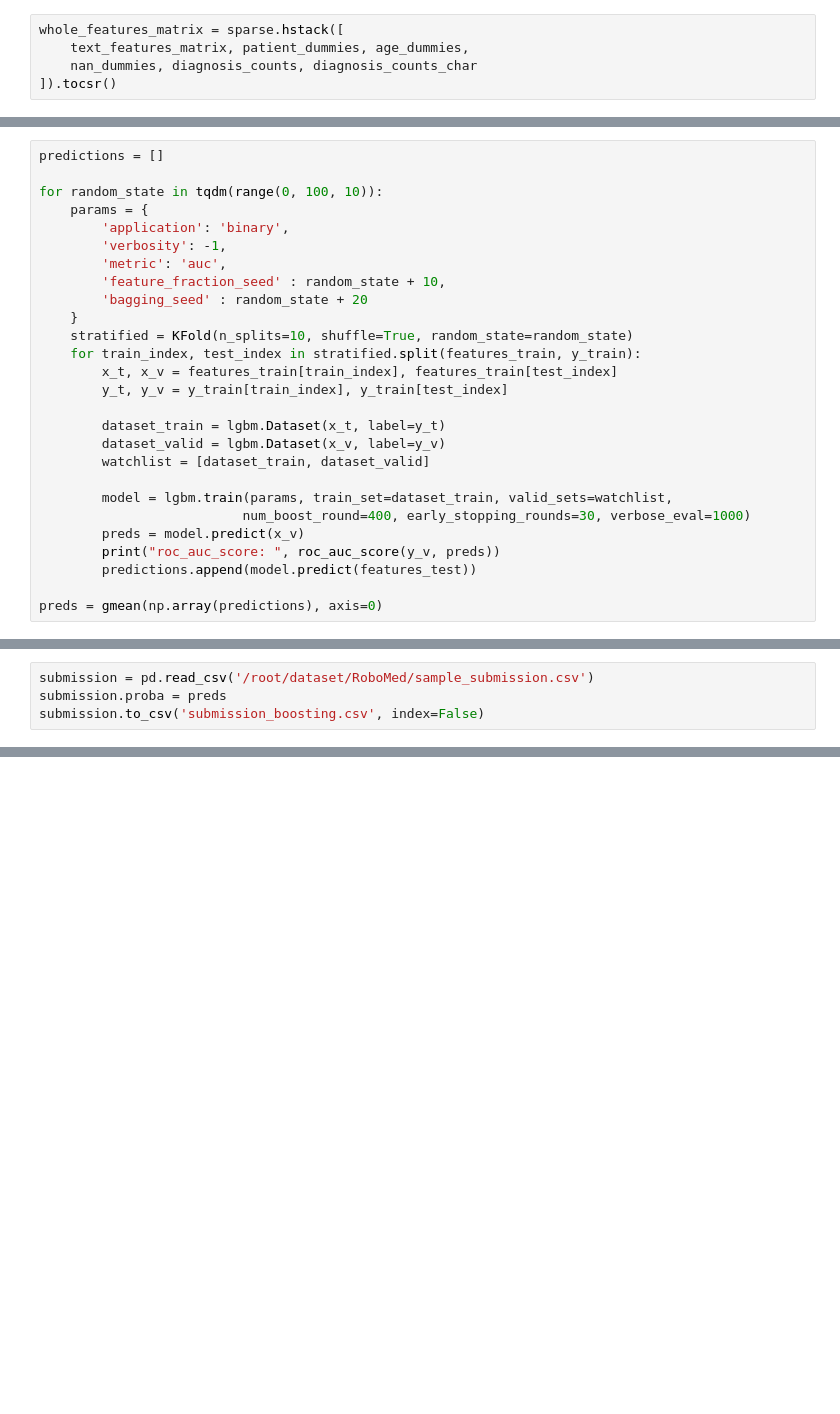
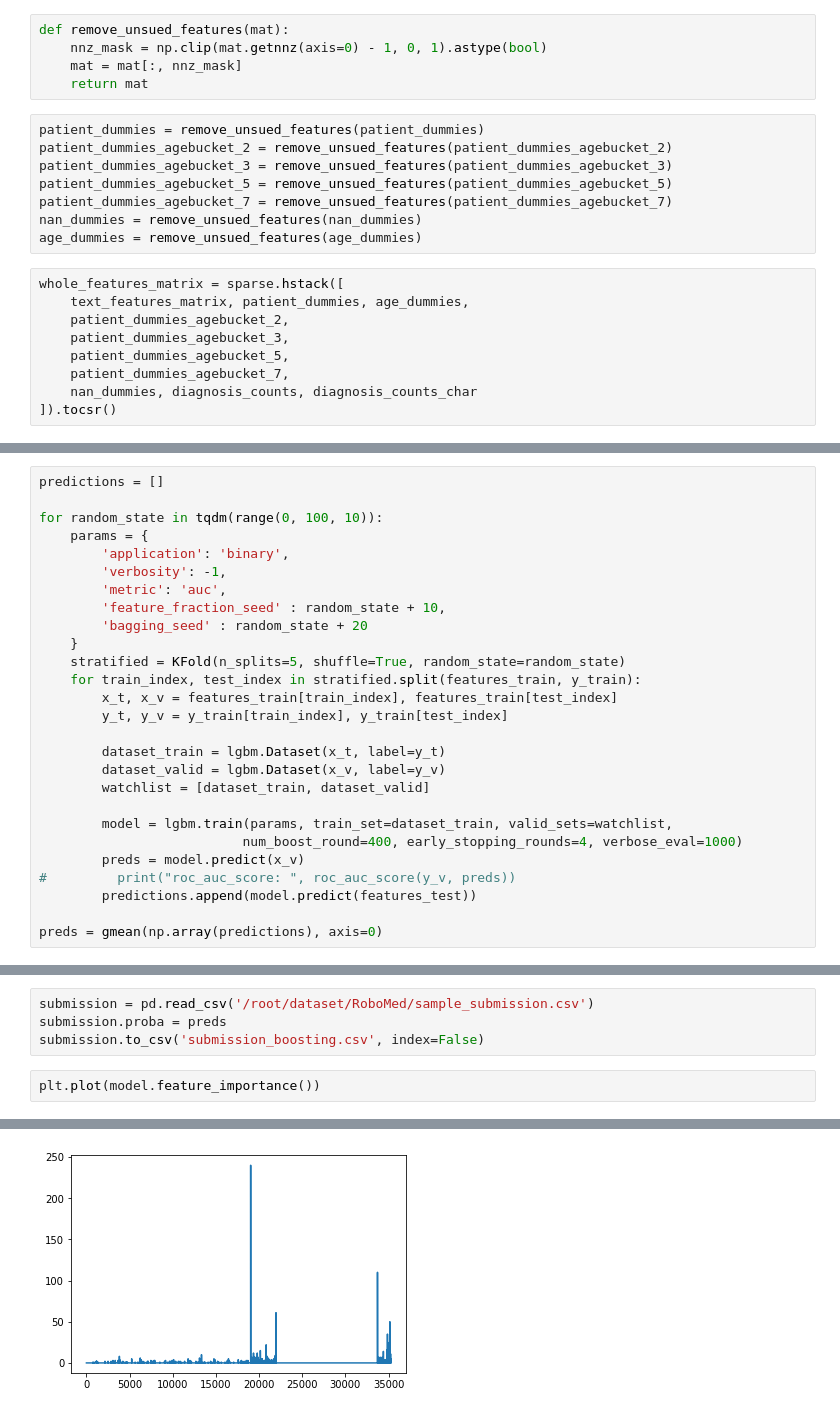
Before and after one commit to strawberrypie/ai-hack-robomed-challenge, a Jupyter notebook: Boosting.ipynb, the cells around one changed output, grey strips where cells are left out. Cells and saved outputs as stored; diff of their text form; blank space fills up the shorter version.

Commit message:
Boosting: 0.79337

```diff
--- a/Boosting.ipynb
+++ b/Boosting.ipynb
@@ -158,6 +162,23 @@ age_dummies = age_dummies[:, nnz_age_dummies_mask]
+# %%
+def remove_unsued_features(mat):
+    nnz_mask = np.clip(mat.getnnz(axis=0) - 1, 0, 1).astype(bool)
+    mat = mat[:, nnz_mask]
+    return mat
+# %%
+patient_dummies = remove_unsued_features(patient_dummies)
+patient_dummies_agebucket_2 = remove_unsued_features(patient_dummies_agebucket_2)
+patient_dummies_agebucket_3 = remove_unsued_features(patient_dummies_agebucket_3)
+patient_dummies_agebucket_5 = remove_unsued_features(patient_dummies_agebucket_5)
+patient_dummies_agebucket_7 = remove_unsued_features(patient_dummies_agebucket_7)
+nan_dummies = remove_unsued_features(nan_dummies)
+age_dummies = remove_unsued_features(age_dummies)
 # %%
 whole_features_matrix = sparse.hstack([
     text_features_matrix, patient_dummies, age_dummies,
+    patient_dummies_agebucket_2,
+    patient_dummies_agebucket_3,
+    patient_dummies_agebucket_5,
+    patient_dummies_agebucket_7,
     nan_dummies, diagnosis_counts, diagnosis_counts_char
 ]).tocsr()
 # %%
@@ -174,7 +195,7 @@ for random_state in tqdm(range(0, 100, 10)):
         'feature_fraction_seed' : random_state + 10,
         'bagging_seed' : random_state + 20
     }
-    stratified = KFold(n_splits=10, shuffle=True, random_state=random_state)
+    stratified = KFold(n_splits=5, shuffle=True, random_state=random_state)
     for train_index, test_index in stratified.split(features_train, y_train):
         x_t, x_v = features_train[train_index], features_train[test_index]
         y_t, y_v = y_train[train_index], y_train[test_index]
@@ -184,9 +205,9 @@ for random_state in tqdm(range(0, 100, 10)):
         watchlist = [dataset_train, dataset_valid]
 
         model = lgbm.train(params, train_set=dataset_train, valid_sets=watchlist,
-                          num_boost_round=400, early_stopping_rounds=30, verbose_eval=1000)
+                          num_boost_round=400, early_stopping_rounds=4, verbose_eval=1000)
         preds = model.predict(x_v)
-        print("roc_auc_score: ", roc_auc_score(y_v, preds))
+#         print("roc_auc_score: ", roc_auc_score(y_v, preds))
         predictions.append(model.predict(features_test))
 
 preds = gmean(np.array(predictions), axis=0)
@@ -365,3 +366,6 @@ roc_auc_score:  0.7204595231208631
 submission = pd.read_csv('/root/dataset/RoboMed/sample_submission.csv')
 submission.proba = preds
 submission.to_csv('submission_boosting.csv', index=False)
+# %%
+plt.plot(model.feature_importance())
+# %% [output]
@@ -367,0 +373 @@ submission.to_csv('submission_boosting.csv', index=False)
+[figure, added]
```
Also changed, not shown: parts of 4 cells of this notebook.
